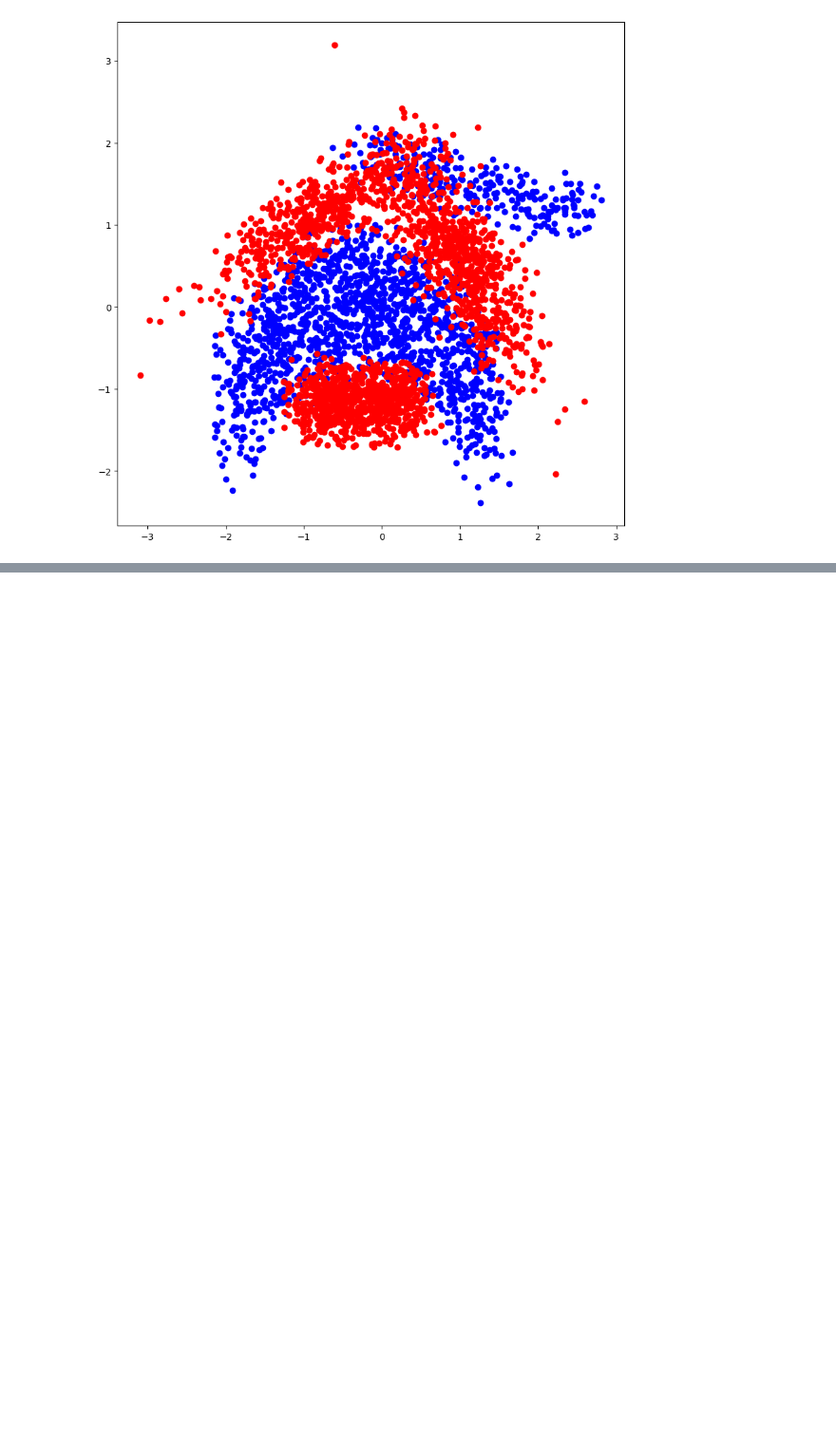
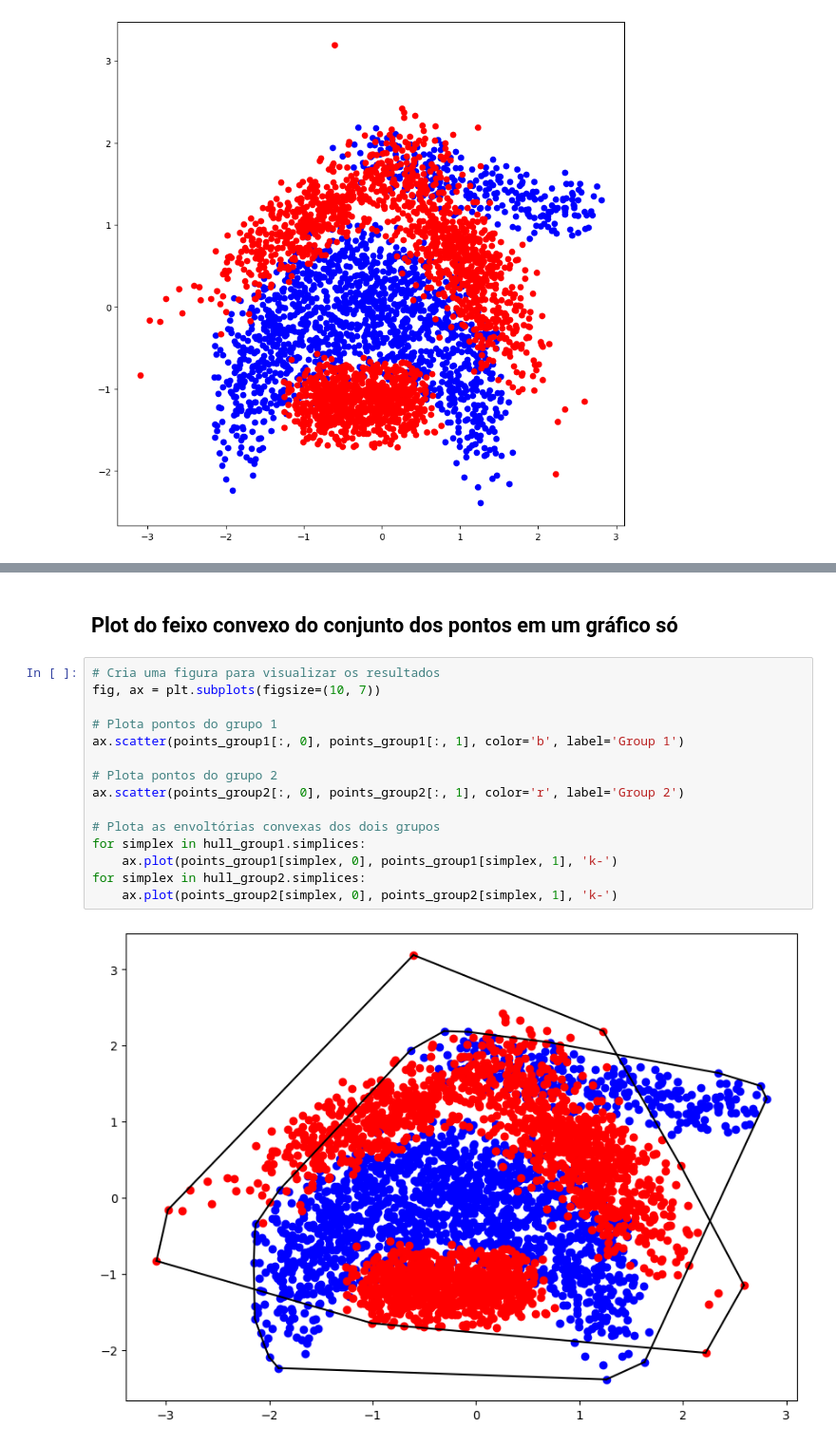
Before and after one commit to LeoOMaia/ALG-2, a Jupyter notebook: trabson.ipynb, the cells around one changed output, grey strips where cells are left out. Shown at 95% size. Saved outputs shown, nothing was run; the diff lists cells and outputs as text; blank space fills up the shorter version.

```diff
--- a/trabson.ipynb
+++ b/trabson.ipynb
@@ -59,0 +92,19 @@ plt.show()
+# %% [markdown]
+## Plot do feixo convexo do conjunto dos pontos em um gráfico só
+# %%
+# Cria uma figura para visualizar os resultados
+fig, ax = plt.subplots(figsize=(10, 7))
+
+# Plota pontos do grupo 1
+ax.scatter(points_group1[:, 0], points_group1[:, 1], color='b', label='Group 1')
+
+# Plota pontos do grupo 2
+ax.scatter(points_group2[:, 0], points_group2[:, 1], color='r', label='Group 2')
+
+# Plota as envoltórias convexas dos dois grupos
+for simplex in hull_group1.simplices:
+    ax.plot(points_group1[simplex, 0], points_group1[simplex, 1], 'k-')
+for simplex in hull_group2.simplices:
+    ax.plot(points_group2[simplex, 0], points_group2[simplex, 1], 'k-')
+# %% [output]
+[figure, added]
```
Also changed, not shown: parts of 2 cells of this notebook.
